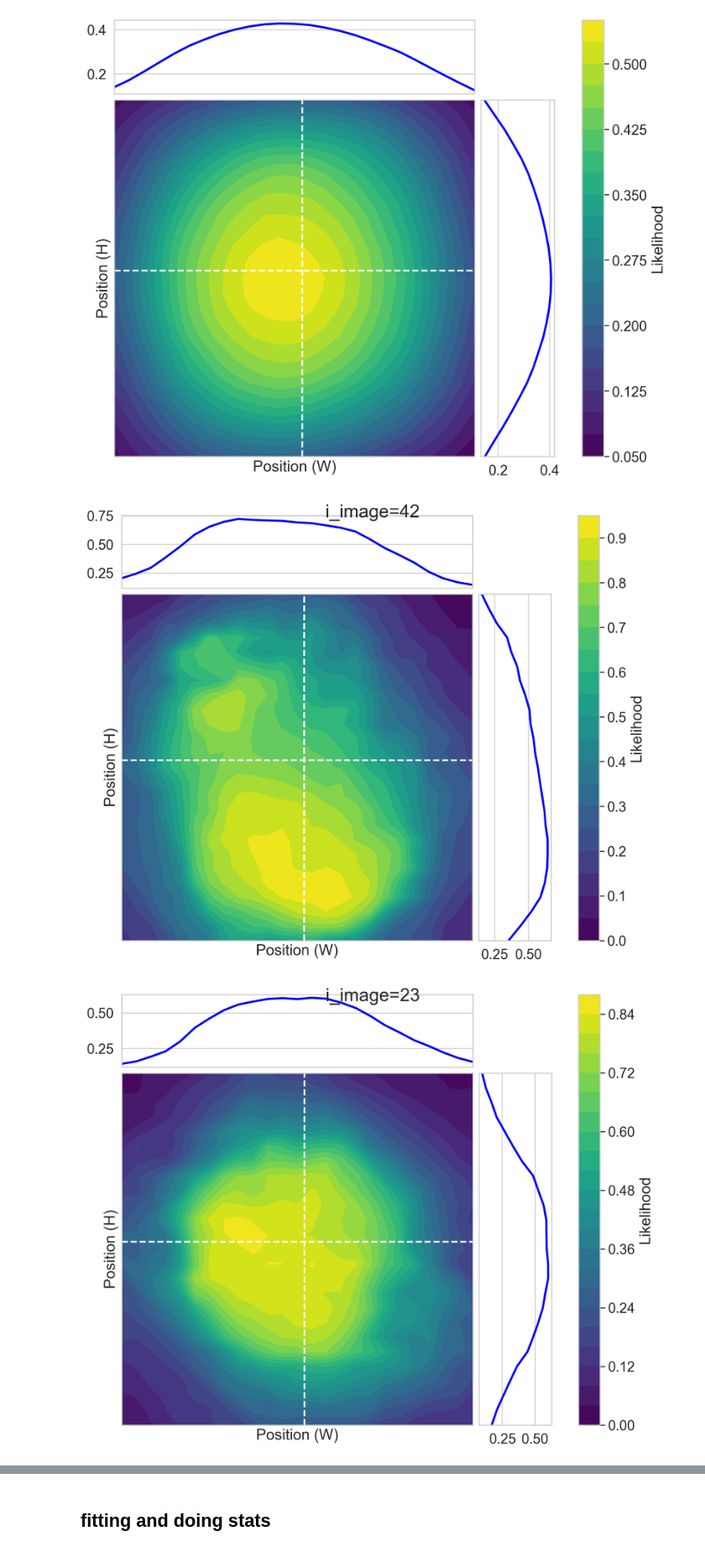
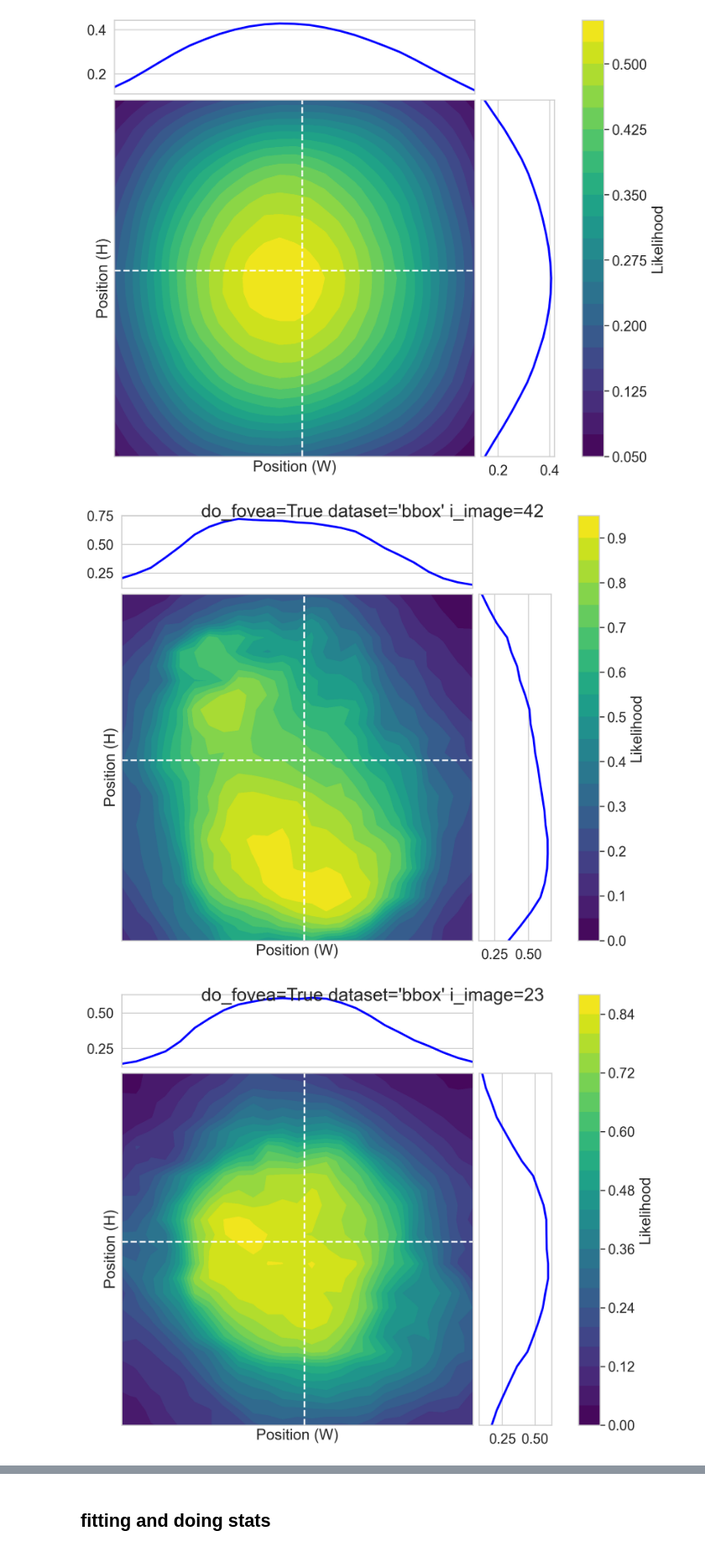
Before and after one commit to laurentperrinet/retinoto_py, a Jupyter notebook: 42_statistics-of-likelihood_maps.ipynb, the cells around one changed output, grey strips where cells are left out. Shown at 84% size. Cells and saved outputs as stored; diff of their text form; code cells hidden in the pictures.

```diff
--- a/42_statistics-of-likelihood_maps.ipynb
+++ b/42_statistics-of-likelihood_maps.ipynb
@@ -150,11 +159,20 @@ ax.set(xlabel='size ratio', title='distribution of maximal size ratios')
 # %%
-# TODO analyse if you get a better recognition outside the center
-correct_maps =  likelihood_maps_label == likelihood_maps_max
-fig, ax = fovea.plt.subplots()
-contour = ax.contourf(correct_maps.mean(axis=-1))
-fig.colorbar(contour, ax=ax)  # Add colorbar
-ax.axis('square')
-fig.set_facecolor(color='white')
+for do_fovea in do_foveas:
+    for dataset in all_datasets:
+
+        npz_filename = args.data_cache / f'42_likelihood_maps_dataset={dataset}_{do_fovea=}.npz'
+        with fovea.np.load(npz_filename) as data:
+            likelihood_maps_label = data['likelihood_maps_label']
+            likelihood_maps_max = data['likelihood_maps_max']
+            likelihood_maps_label_max = data['likelihood_maps_label_max']
+            size_ratio_max = data['size_ratio_max']
+    # TODO analyse if you get a better recognition outside the center
+    correct_maps =  likelihood_maps_label == likelihood_maps_max
+    fig, ax = fovea.plt.subplots()
+    contour = ax.contourf(correct_maps.mean(axis=-1))
+    fig.colorbar(contour, ax=ax)  # Add colorbar
+    ax.axis('square')
+    fig.set_facecolor(color='white')
 # %% [output]
 [figure]
 # %%
@@ -252,11 +266,21 @@ fig, axes = fovea.visualize_likelihood_map(likelihood_maps_label.mean(axis=-1))
 # %% [output]
 [figure]
 # %%
-for i_image in [42, 23, 57]:
-    fig, axes = fovea.visualize_likelihood_map(likelihood_maps_label[:, :, i_image], sigma=.5)
-    fig.suptitle(f'{i_image=}')
+for do_fovea in do_foveas:
+    for dataset in all_datasets:
 
-    fovea.plt.show()
+        npz_filename = args.data_cache / f'42_likelihood_maps_dataset={dataset}_{do_fovea=}.npz'
+        with fovea.np.load(npz_filename) as data:
+            likelihood_maps_label = data['likelihood_maps_label']
+            likelihood_maps_max = data['likelihood_maps_max']
+            likelihood_maps_label_max = data['likelihood_maps_label_max']
+            size_ratio_max = data['size_ratio_max']
+
+
+        for i_image in [42, 23, 57]:
+            fig, axes = fovea.visualize_likelihood_map(likelihood_maps_label[:, :, i_image], sigma=.5)
+            fig.suptitle(f'{do_fovea=} {dataset=} {i_image=}')
+            fovea.plt.show()
 # %% [output]
-[figure, old version]
+[figure, new version]
-[figure, old version]
+[figure, new version]
```
Also changed, not shown: parts of 12 cells of this notebook.
